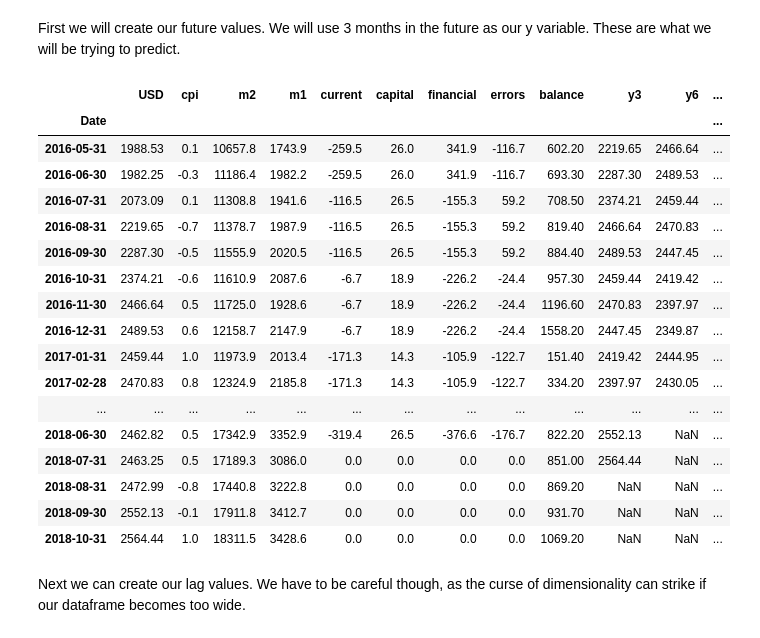
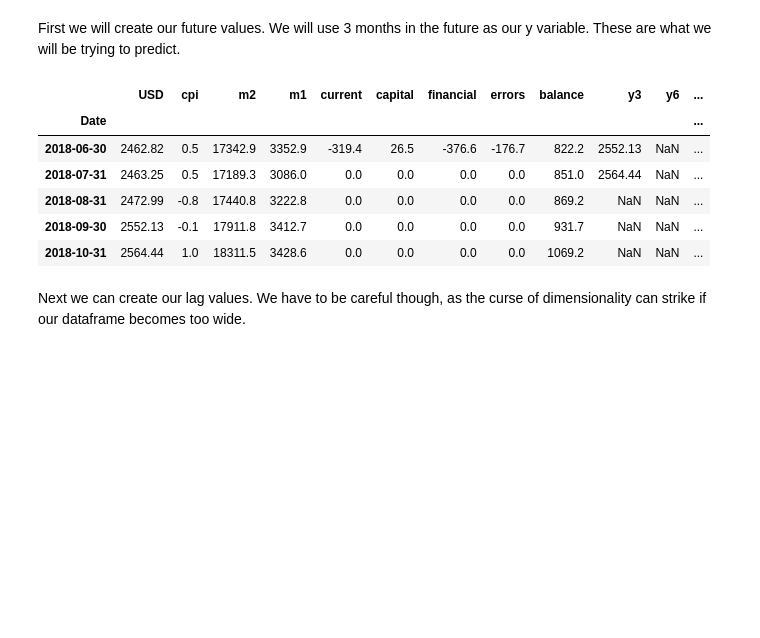
Before and after one commit to ugysteel/Mongolian-Data-Stories, a Jupyter notebook: MNT Exchange Rate Forecast/Part 2 - Machine Learning Model/USD-MNT Machine Learning - EDA and Models.ipynb, the cells around one changed output. Cells and saved outputs as stored; diff of their text form; code cells hidden in the pictures; blank space fills up the shorter version.

```diff
--- a/MNT Exchange Rate Forecast/Part 2 - Machine Learning Model/USD-MNT Machine Learning - EDA and Models.ipynb
+++ b/MNT Exchange Rate Forecast/Part 2 - Machine Learning Model/USD-MNT Machine Learning - EDA and Models.ipynb
@@ -79,26 +80,15 @@ df['y3'] = df.USD.shift(-3)
 df['y6'] = df.USD.shift(-6)
 df['y12'] = df.USD.shift(-12)
 # %%
-df.tail(30)
+df.tail()
 # %% [output]
 |  | USD | cpi | m2 | m1 | current | capital | financial | errors | balance | y3 | y6 | ... |
 | Date |  |  |  |  |  |  |  |  |  |  |  | ... |
-| 2016-05-31 | 1988.53 | 0.1 | 10657.8 | 1743.9 | -259.5 | 26.0 | 341.9 | -116.7 | 602.20 | 2219.65 | 2466.64 | ... |
-| 2016-06-30 | 1982.25 | -0.3 | 11186.4 | 1982.2 | -259.5 | 26.0 | 341.9 | -116.7 | 693.30 | 2287.30 | 2489.53 | ... |
-| 2016-07-31 | 2073.09 | 0.1 | 11308.8 | 1941.6 | -116.5 | 26.5 | -155.3 | 59.2 | 708.50 | 2374.21 | 2459.44 | ... |
-| 2016-08-31 | 2219.65 | -0.7 | 11378.7 | 1987.9 | -116.5 | 26.5 | -155.3 | 59.2 | 819.40 | 2466.64 | 2470.83 | ... |
-| 2016-09-30 | 2287.30 | -0.5 | 11555.9 | 2020.5 | -116.5 | 26.5 | -155.3 | 59.2 | 884.40 | 2489.53 | 2447.45 | ... |
-| 2016-10-31 | 2374.21 | -0.6 | 11610.9 | 2087.6 | -6.7 | 18.9 | -226.2 | -24.4 | 957.30 | 2459.44 | 2419.42 | ... |
-| 2016-11-30 | 2466.64 | 0.5 | 11725.0 | 1928.6 | -6.7 | 18.9 | -226.2 | -24.4 | 1196.60 | 2470.83 | 2397.97 | ... |
-| 2016-12-31 | 2489.53 | 0.6 | 12158.7 | 2147.9 | -6.7 | 18.9 | -226.2 | -24.4 | 1558.20 | 2447.45 | 2349.87 | ... |
-| 2017-01-31 | 2459.44 | 1.0 | 11973.9 | 2013.4 | -171.3 | 14.3 | -105.9 | -122.7 | 151.40 | 2419.42 | 2444.95 | ... |
-| 2017-02-28 | 2470.83 | 0.8 | 12324.9 | 2185.8 | -171.3 | 14.3 | -105.9 | -122.7 | 334.20 | 2397.97 | 2430.05 | ... |
-| ... | ... | ... | ... | ... | ... | ... | ... | ... | ... | ... | ... | ... |
-| 2018-06-30 | 2462.82 | 0.5 | 17342.9 | 3352.9 | -319.4 | 26.5 | -376.6 | -176.7 | 822.20 | 2552.13 | NaN | ... |
-| 2018-07-31 | 2463.25 | 0.5 | 17189.3 | 3086.0 | 0.0 | 0.0 | 0.0 | 0.0 | 851.00 | 2564.44 | NaN | ... |
-| 2018-08-31 | 2472.99 | -0.8 | 17440.8 | 3222.8 | 0.0 | 0.0 | 0.0 | 0.0 | 869.20 | NaN | NaN | ... |
-| 2018-09-30 | 2552.13 | -0.1 | 17911.8 | 3412.7 | 0.0 | 0.0 | 0.0 | 0.0 | 931.70 | NaN | NaN | ... |
-| 2018-10-31 | 2564.44 | 1.0 | 18311.5 | 3428.6 | 0.0 | 0.0 | 0.0 | 0.0 | 1069.20 | NaN | NaN | ... |
+| 2018-06-30 | 2462.82 | 0.5 | 17342.9 | 3352.9 | -319.4 | 26.5 | -376.6 | -176.7 | 822.2 | 2552.13 | NaN | ... |
+| 2018-07-31 | 2463.25 | 0.5 | 17189.3 | 3086.0 | 0.0 | 0.0 | 0.0 | 0.0 | 851.0 | 2564.44 | NaN | ... |
+| 2018-08-31 | 2472.99 | -0.8 | 17440.8 | 3222.8 | 0.0 | 0.0 | 0.0 | 0.0 | 869.2 | NaN | NaN | ... |
+| 2018-09-30 | 2552.13 | -0.1 | 17911.8 | 3412.7 | 0.0 | 0.0 | 0.0 | 0.0 | 931.7 | NaN | NaN | ... |
+| 2018-10-31 | 2564.44 | 1.0 | 18311.5 | 3428.6 | 0.0 | 0.0 | 0.0 | 0.0 | 1069.2 | NaN | NaN | ... |
 # %% [markdown]
 Next we can create our lag values. We have to be careful though, as the curse of dimensionality can strike if our dataframe becomes too wide.
 # %%
```
Also changed, not shown: parts of 67 cells of this notebook.
